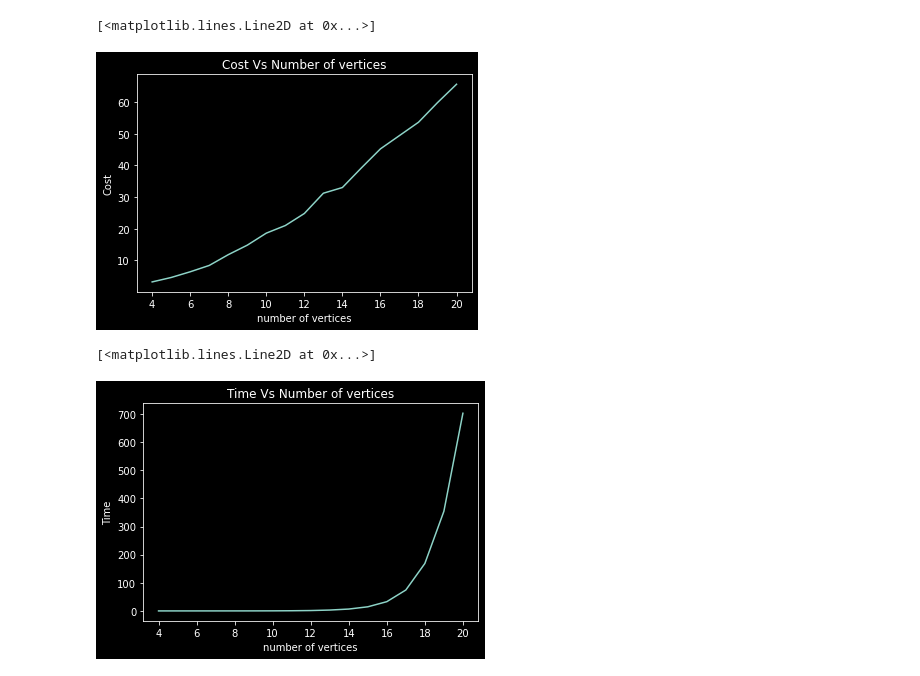
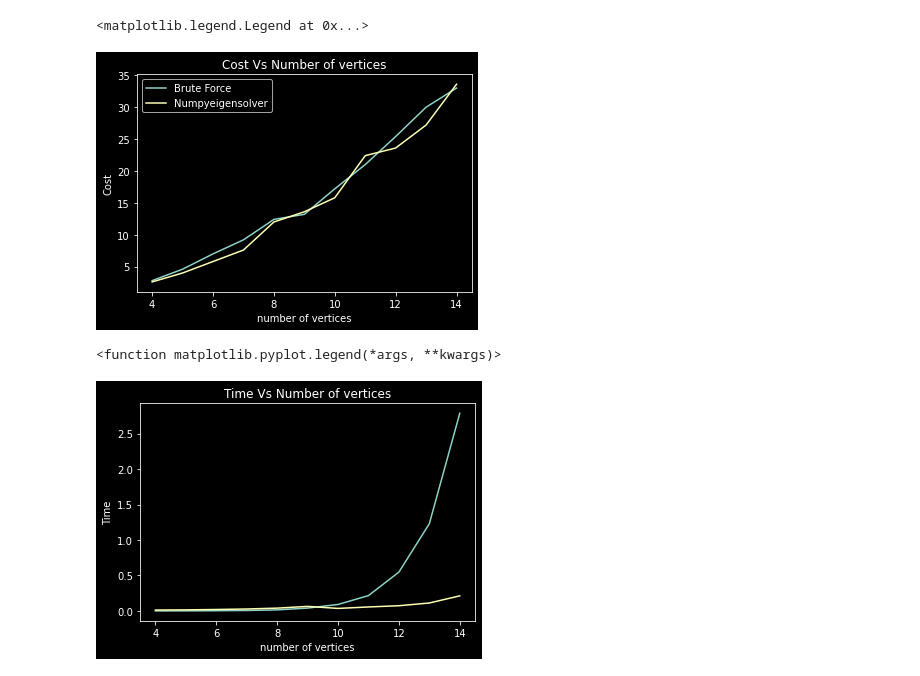
Before and after one commit to chit38/Benchmarking-Quantum-Algorithms-for-Combinatorial-Optimization-Problems, a Jupyter notebook: MaxCut_problem.ipynb, the cells around one changed output. Cells and saved outputs as stored; diff of their text form; code cells hidden in the pictures.

```diff
--- a/MaxCut_problem.ipynb
+++ b/MaxCut_problem.ipynb
@@ -45,6 +50,7 @@ def brute_force(n, adj_matrix):
 
     return best_cost
 # %%
+######## function for getting n dependant cost and time using brute force ##########
 def get_cost_and_time_vs_n(n1, n2):
     cost_vs_n = list()
     time_vs_n = list()
@@ -62,7 +68,7 @@ def get_cost_and_time_vs_n(n1, n2):
         (x, z) = (j, average_time)
         cost_vs_n.append((x, y))
         time_vs_n.append((x, z))
-        print(x,  y,  z)
+        print("n=", x, "cost=", y, "time=", z)
         cost.clear()
-        time.clear()
+        tim.clear()
     return cost_vs_n, time_vs_n
@@ -87,0 +85,33 @@ KeyboardInterrupt:
+# %%
+########  function for getting n dependant cost and time using Numpyeigensolver #########
+def get_cost_and_time_numpyeigensolver(n1, n2):
+    cost_vs_n_fromeigensolver = list()
+    time_vs_n_fromeigensolver = list()
+    cost = list()
+    tim = list()
+    for j in range(n1,n2):
+        for i in range(5):
+            initial_time = time.time()
+            cost.append(using_numpyeigensolver(j, create_adjacency_matrix(j, 0.5)))
+            final_time = time.time()
+            tim.append(final_time - initial_time)
+        average_cost = sum(cost)/5
+        average_time = sum(tim)/5
+        (x, y) = (j, average_cost)
+        (x, z) = (j, average_time)
+        cost_vs_n_fromeigensolver.append((x, y))
+        time_vs_n_fromeigensolver.append((x, z))
+        print("n=", x, "cost=", y, "time=", z)
+        cost.clear()
+        tim.clear()
+    return cost_vs_n_fromeigensolver, time_vs_n_fromeigensolver
+# %%
+######## getting cost and time from every method #########
+
+print("Cost and time using Brute Force")
+cost_vs_n, time_vs_n = get_cost_and_time_vs_n(4, 15)
+
+print("")
+
+print("Cost and time using NumpyEigenSolver")
+cost_vs_n_fromeigensolver, time_vs_n_fromeigensolver = get_cost_and_time_numpyeigensolver(4, 15)
@@ -91,16 +139,23 @@ plt.title("Cost Vs Number of vertices")
 plt.ylabel('Cost')
 plt.xlabel('number of vertices')
 x, y = zip(*cost_vs_n)
-plt.plot(x, y)
+plt.plot(x, y, label = 'Brute Force')
+x, y = zip(*cost_vs_n_fromeigensolver)
+plt.plot(x, y, label = 'Numpyeigensolver')
+plt.legend()
 # %% [output]
-[<matplotlib.lines.Line2D at 0x...>]
+<matplotlib.legend.Legend at 0x...>
-[figure, old version]
+[figure, new version]
 # %%
+######### Plotting Time Vs n ########
 plt.title("Time Vs Number of vertices")
 plt.ylabel('Time')
 plt.xlabel('number of vertices')
 x, y = zip(*time_vs_n)
-plt.plot(x, y)
+plt.plot(x, y, label = 'Brute Force')
+x, y = zip(*time_vs_n_fromeigensolver)
+plt.plot(x, y, label = 'Numpyeigensolver')
+plt.legend
 # %% [output]
-[<matplotlib.lines.Line2D at 0x...>]
+<function matplotlib.pyplot.legend(*args, **kwargs)>
-[figure, old version]
+[figure, new version]
```
Also changed, not shown: parts of 4 cells of this notebook, 1 other file.
